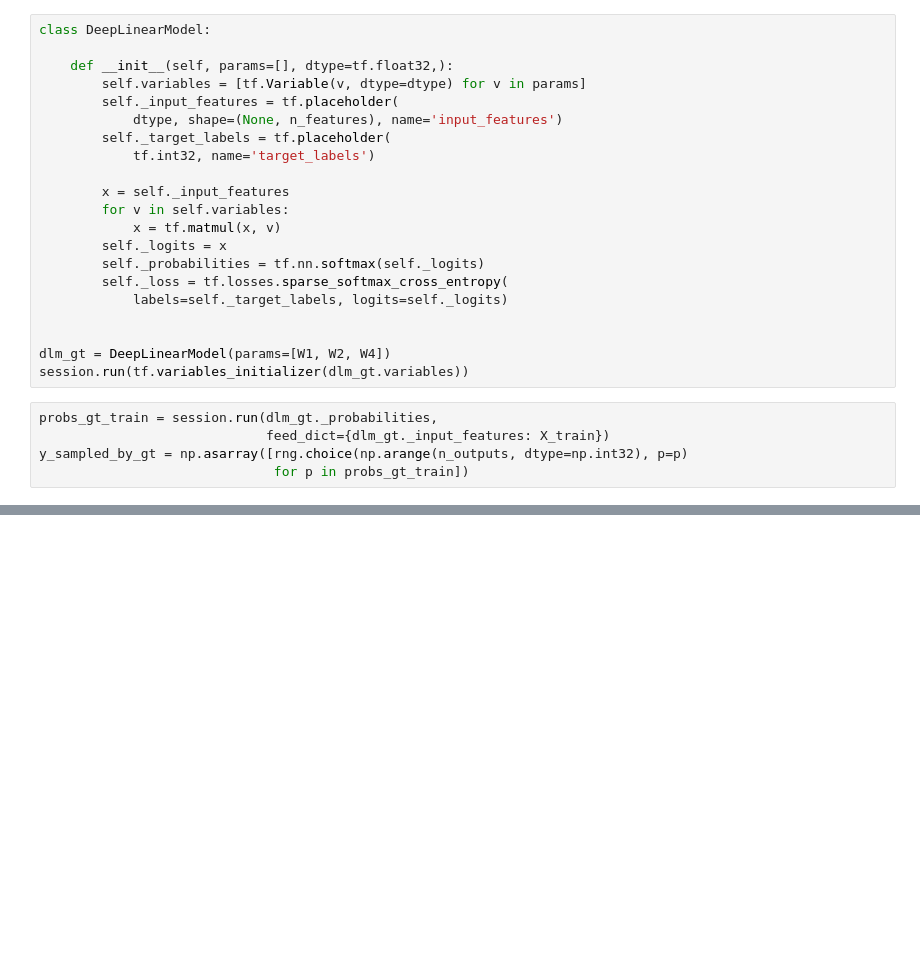
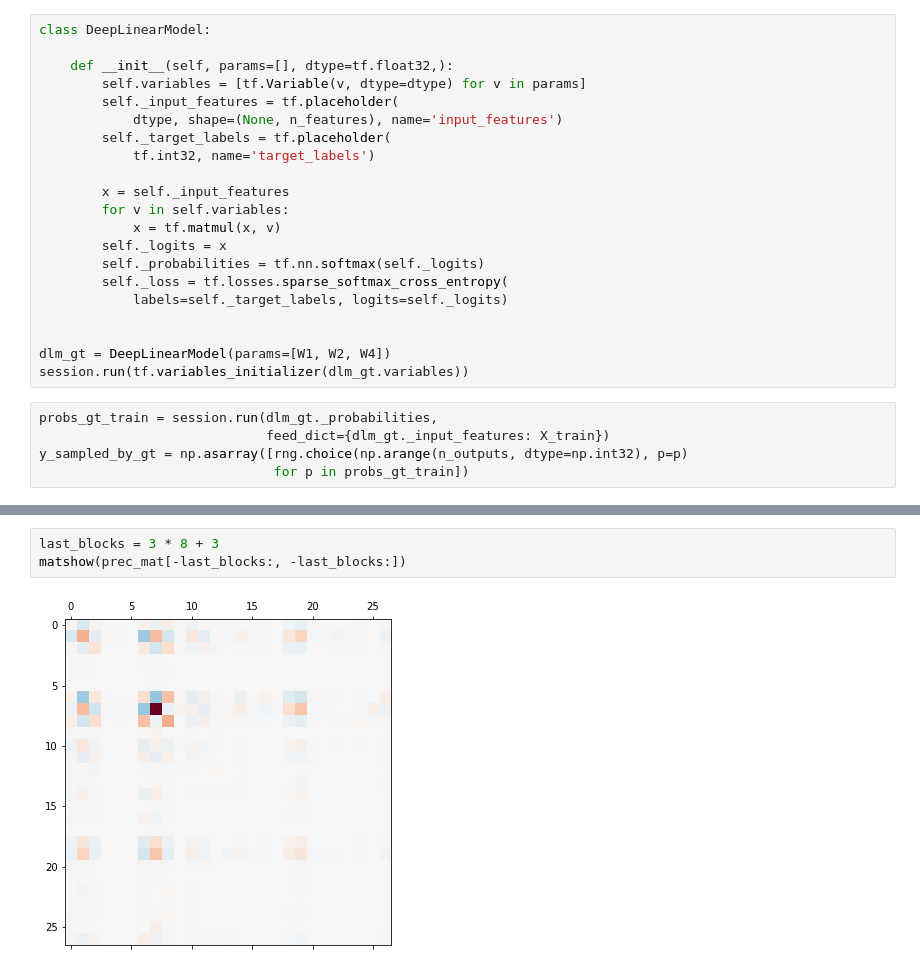
Before and after one commit to ogrisel/research, a Jupyter notebook: precision_matrices.ipynb, the cells around one changed output, grey strips where cells are left out. Drawn from its saved outputs; the diff is of its cells as text; blank space fills up the shorter version.

```diff
--- a/precision_matrices.ipynb
+++ b/precision_matrices.ipynb
@@ -595,0 +609,5 @@ matshow(np.linalg.inv(collected_gradients.T @ collected_gradients))
+# %%
+last_blocks = 3 * 8 + 3
+matshow(prec_mat[-last_blocks:, -last_blocks:])
+# %% [output]
+[figure, added]
```
Also changed, not shown: parts of 25 cells of this notebook.
